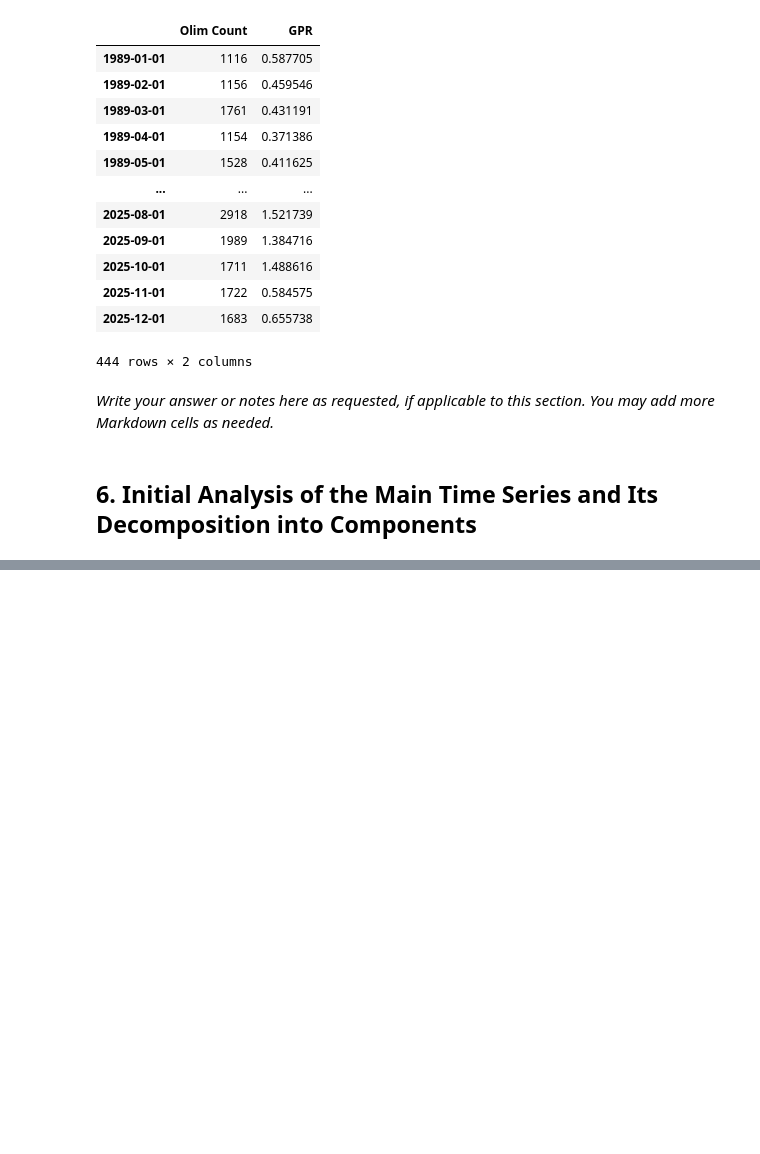
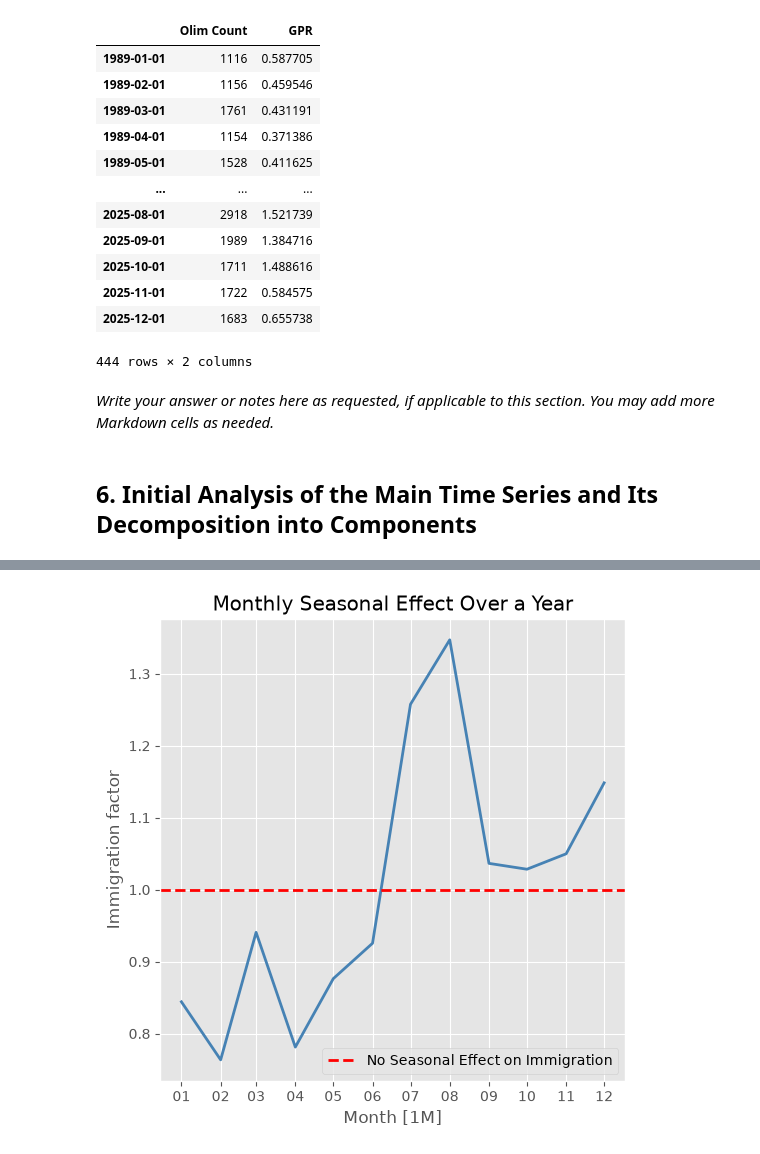
Before and after one commit to davidlvt6992/Time-Series-Analysis, a Jupyter notebook: notebooks/eng_template_project1_id1_id2.ipynb, the cells around one changed output, grey strips where cells are left out. Cells and saved outputs as stored; diff of their text form; code cells hidden in the pictures; blank space fills up the shorter version.

```diff
--- a/notebooks/eng_template_project1_id1_id2.ipynb
+++ b/notebooks/eng_template_project1_id1_id2.ipynb
@@ -274,0 +406,23 @@ The seasonal component reveals recurring within-year fluctuations, while the res
+# %%
+# Monthly Effect Over a Year on Immigration
+yearly_seasonal = result.seasonal.head(n=12)
+
+fig, ax = plt.subplots(figsize=(6, 6))
+ax.plot(yearly_seasonal.index, yearly_seasonal, linewidth=2, color="steelblue")
+
+ax.set(
+    title="Monthly Seasonal Effect Over a Year",
+    xlabel="Month [1M]",
+    ylabel="Immigration factor",
+)
+
+ax.xaxis.set_major_locator(mdates.MonthLocator(interval=1))
+ax.xaxis.set_major_formatter(mdates.DateFormatter("%m"))
+ax.tick_params(axis="x", labelbottom=True)
+
+ax.axhline(y=1, color="red", linestyle="--", linewidth=2, label="No Seasonal Effect on Immigration")
+ax.legend()
+
+plt.show()
+# %% [output]
+[figure, added]
```
Also changed, not shown: parts of 9 cells of this notebook.
